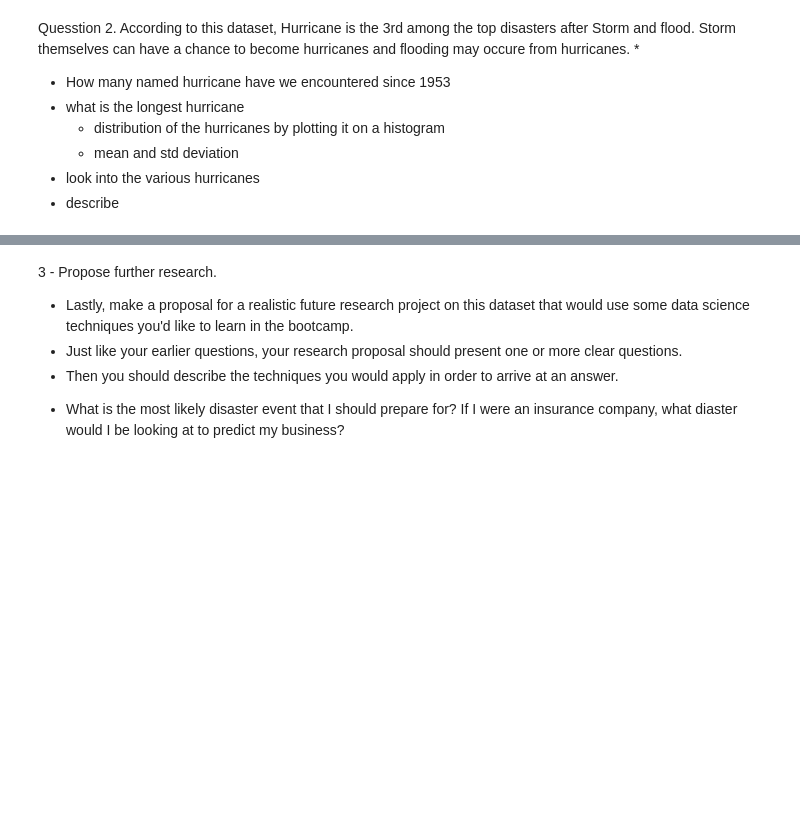
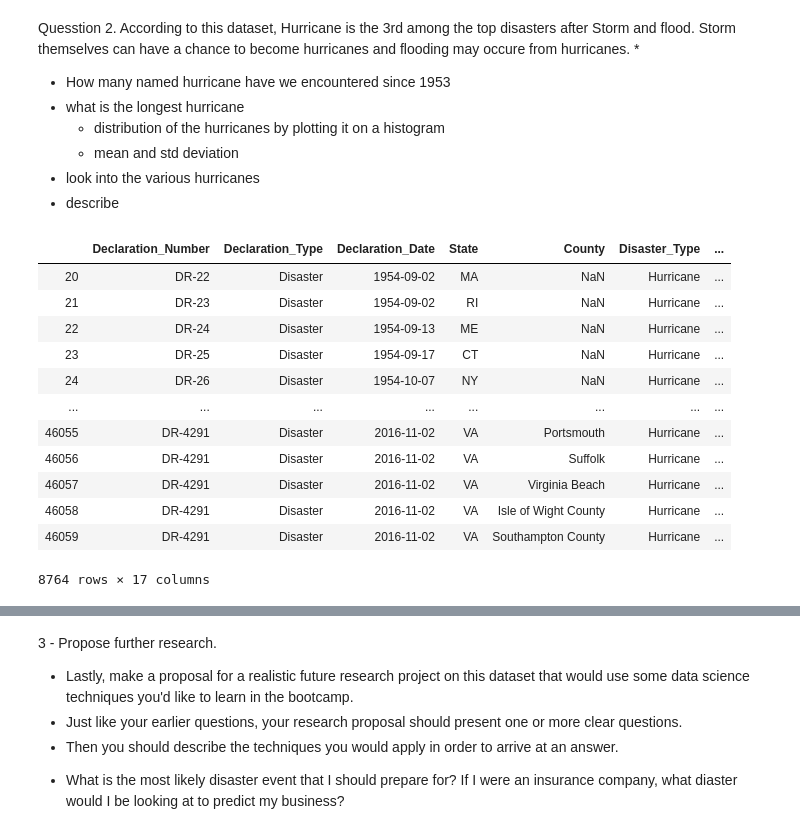
Before and after one commit to tparveen/TF-DataScience, a Jupyter notebook: 6-Basic-stats-probability/Assignments/11-Capstone1-Analytic-Report.ipynb, the cells around one changed output, grey strips where cells are left out. Cells and saved outputs as stored; diff of their text form; code cells hidden in the pictures; blank space fills up the shorter version.

```diff
--- a/6-Basic-stats-probability/Assignments/11-Capstone1-Analytic-Report.ipynb
+++ b/6-Basic-stats-probability/Assignments/11-Capstone1-Analytic-Report.ipynb
@@ -346,3 +340,19 @@ Quesstion 2. According to this dataset, Hurricane is the 3rd among the top disas
+# %%
+hurricane_df
+# %% [output]
+|  | Declaration_Number | Declaration_Type | Declaration_Date | State | County | Disaster_Type | ... |
+| 20 | DR-22 | Disaster | 1954-09-02 | MA | NaN | Hurricane | ... |
+| 21 | DR-23 | Disaster | 1954-09-02 | RI | NaN | Hurricane | ... |
+| 22 | DR-24 | Disaster | 1954-09-13 | ME | NaN | Hurricane | ... |
+| 23 | DR-25 | Disaster | 1954-09-17 | CT | NaN | Hurricane | ... |
+| 24 | DR-26 | Disaster | 1954-10-07 | NY | NaN | Hurricane | ... |
+| ... | ... | ... | ... | ... | ... | ... | ... |
+| 46055 | DR-4291 | Disaster | 2016-11-02 | VA | Portsmouth | Hurricane | ... |
+| 46056 | DR-4291 | Disaster | 2016-11-02 | VA | Suffolk | Hurricane | ... |
+| 46057 | DR-4291 | Disaster | 2016-11-02 | VA | Virginia Beach | Hurricane | ... |
+| 46058 | DR-4291 | Disaster | 2016-11-02 | VA | Isle of Wight County | Hurricane | ... |
+| 46059 | DR-4291 | Disaster | 2016-11-02 | VA | Southampton County | Hurricane | ... |
+8764 rows × 17 columns
 # %%
 # distribution of the hurricanes by plotting it on a histogram
 
```
Also changed, not shown: parts of 19 cells of this notebook, 2 other files.
